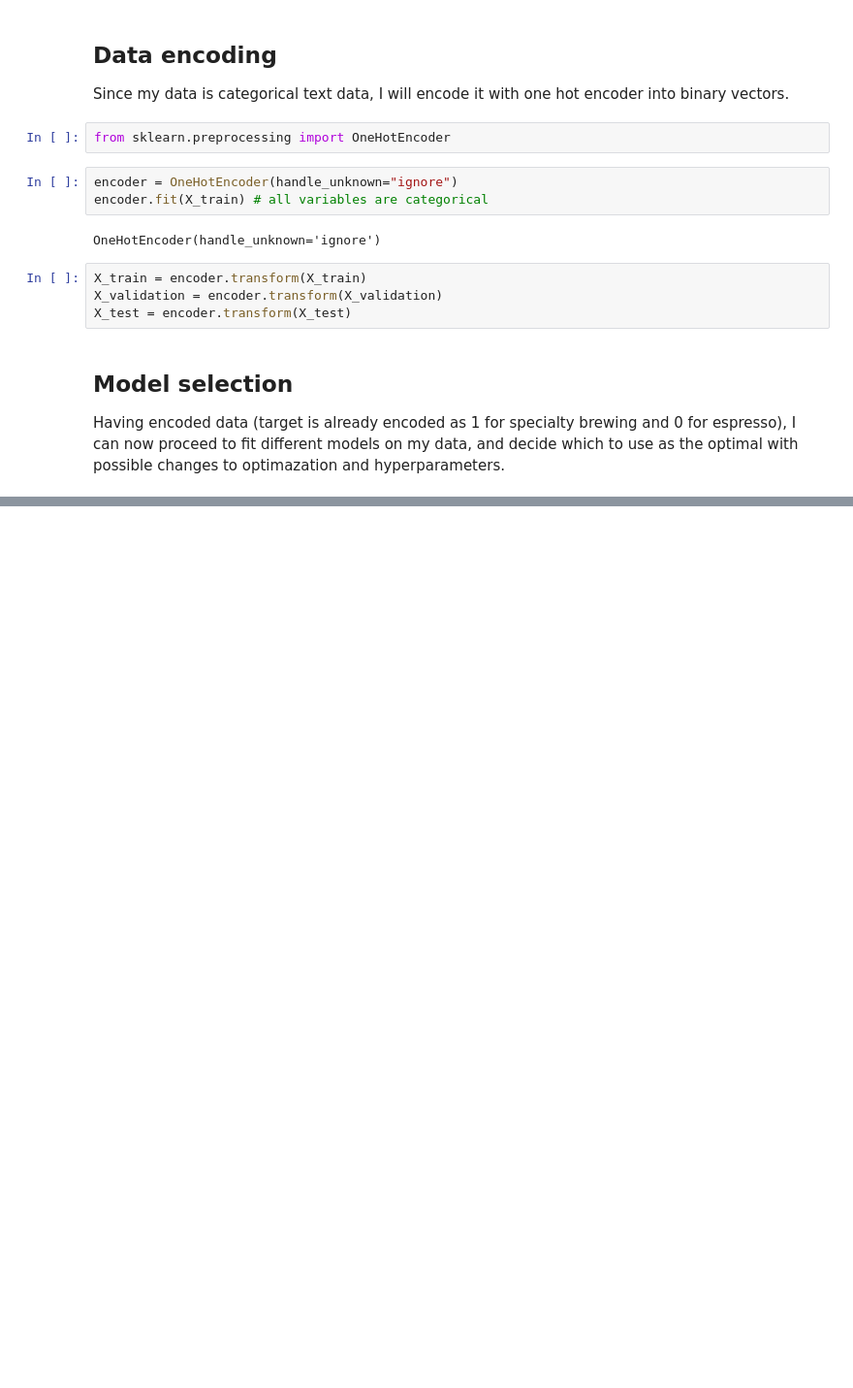
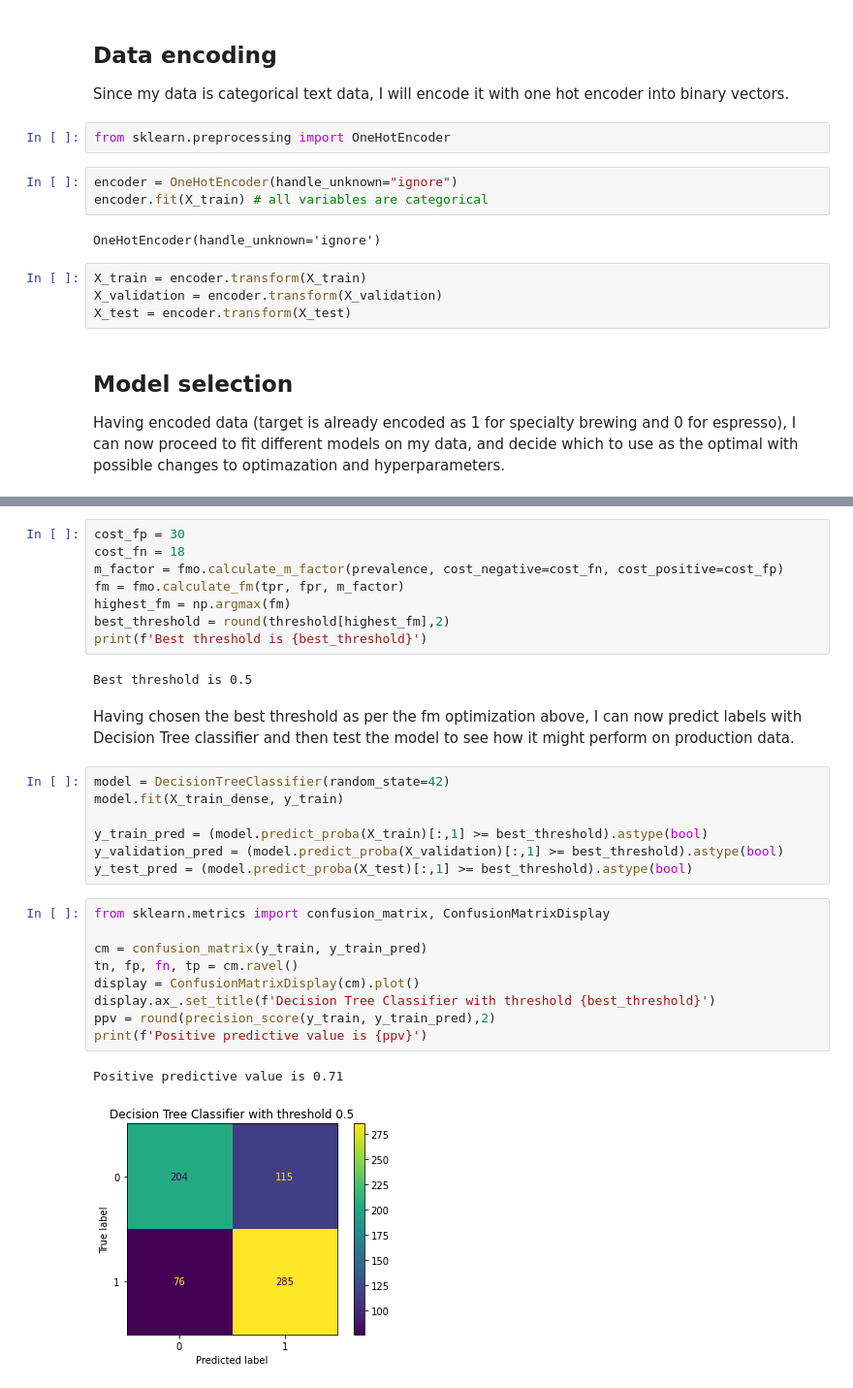
Before and after one commit to dominikacecylia/Tailored-brewing, a Jupyter notebook: tailored_brewing_classification.ipynb, the cells around one changed output, grey strips where cells are left out. Shown: that part at 97% size. Cells and saved outputs as stored; diff of their text form; blank space fills up the shorter version.

```diff
--- a/tailored_brewing_classification.ipynb
+++ b/tailored_brewing_classification.ipynb
@@ -152,0 +131,31 @@ y_pred = (clf.predict_proba(X_test)[:,1] >= 0.3).astype(bool) # set threshold as
+# %%
+cost_fp = 30
+cost_fn = 18
+m_factor = fmo.calculate_m_factor(prevalence, cost_negative=cost_fn, cost_positive=cost_fp)
+fm = fmo.calculate_fm(tpr, fpr, m_factor)
+highest_fm = np.argmax(fm)
+best_threshold = round(threshold[highest_fm],2)
+print(f'Best threshold is {best_threshold}')
+# %% [output]
+Best threshold is 0.5
+# %% [markdown]
+Having chosen the best threshold as per the fm optimization above, I can now predict labels with Decision Tree classifier and then test the model to see how it might perform on production data.
+# %%
+model = DecisionTreeClassifier(random_state=42)
+model.fit(X_train_dense, y_train)
+
+y_train_pred = (model.predict_proba(X_train)[:,1] >= best_threshold).astype(bool)
+y_validation_pred = (model.predict_proba(X_validation)[:,1] >= best_threshold).astype(bool)
+y_test_pred = (model.predict_proba(X_test)[:,1] >= best_threshold).astype(bool)
+# %%
+from sklearn.metrics import confusion_matrix, ConfusionMatrixDisplay
+
+cm = confusion_matrix(y_train, y_train_pred)
+tn, fp, fn, tp = cm.ravel()
+display = ConfusionMatrixDisplay(cm).plot()
+display.ax_.set_title(f'Decision Tree Classifier with threshold {best_threshold}')
+ppv = round(precision_score(y_train, y_train_pred),2)
+print(f'Positive predictive value is {ppv}')
+# %% [output]
+Positive predictive value is 0.71
+[figure, added]
```
Also changed, not shown: parts of 36 cells of this notebook.
